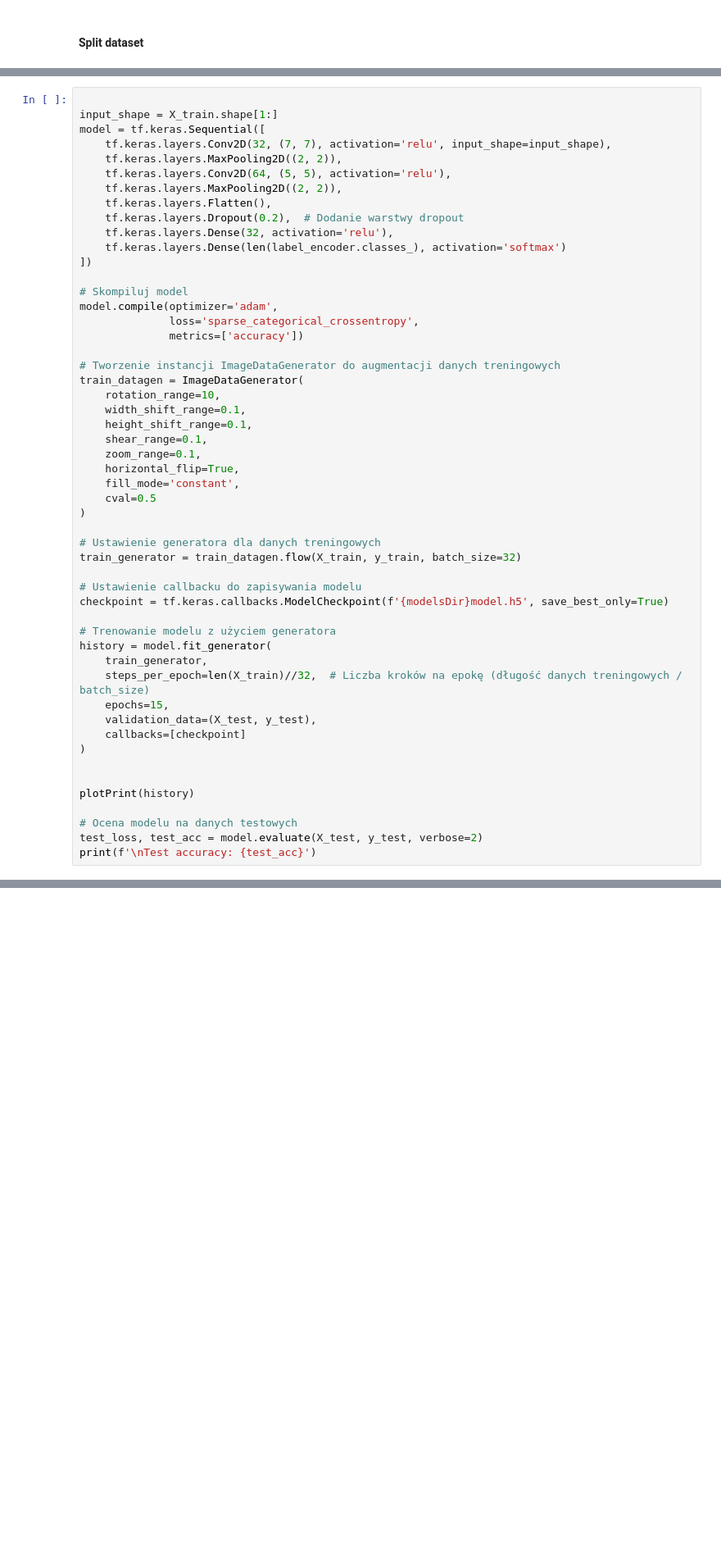
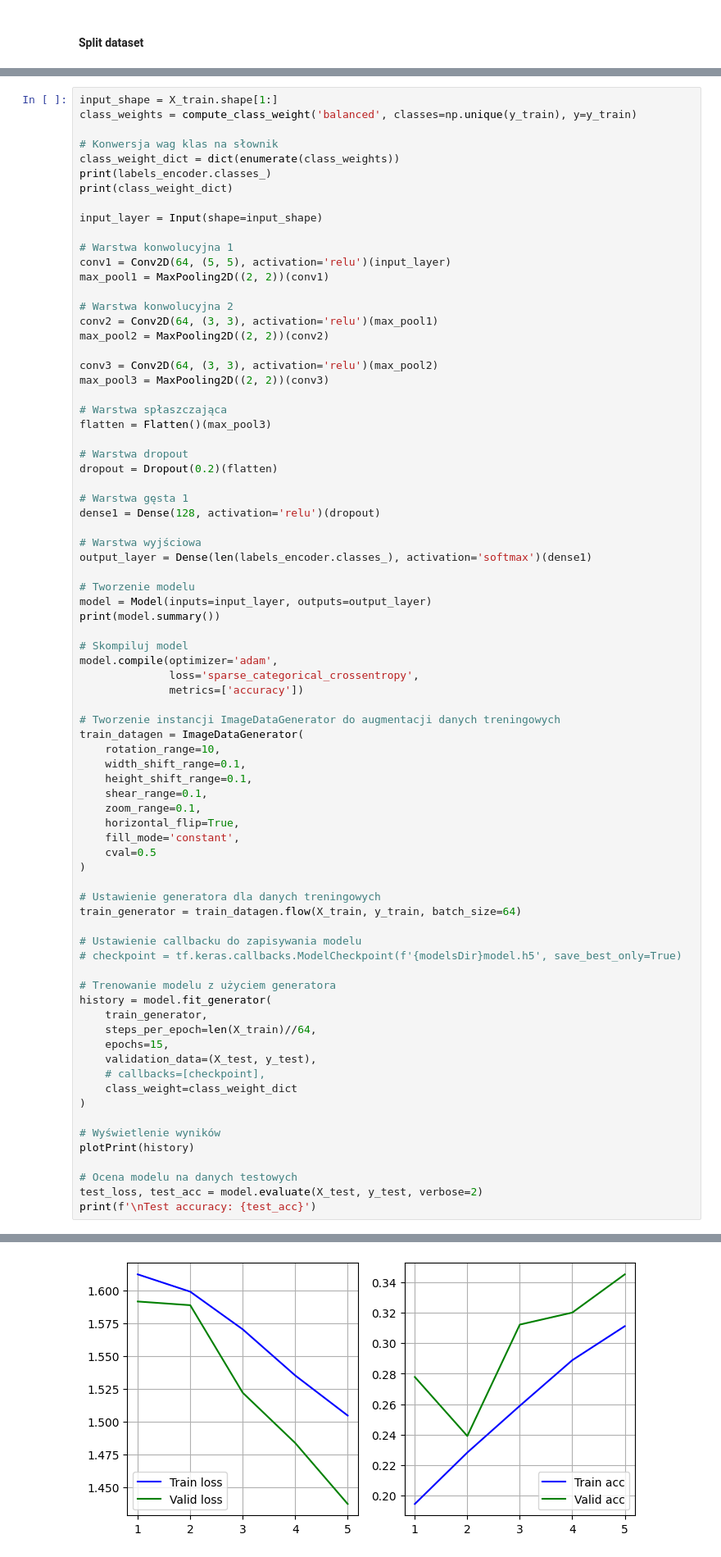
Before and after one commit to Czarkowski/ITML_Project, a Jupyter notebook: main.ipynb, the cells around one changed output, grey strips where cells are left out. Shown at 82% size. Cells and saved outputs as stored; diff of their text form; blank space fills up the shorter version.

```diff
--- a/main.ipynb
+++ b/main.ipynb
@@ -585,16 +665,40 @@ Test accuracy: 0.34073013067245483
 # %%
+input_shape = X_train.shape[1:]
+class_weights = compute_class_weight('balanced', classes=np.unique(y_train), y=y_train)
 
-input_shape = X_train.shape[1:]
-model = tf.keras.Sequential([
-    tf.keras.layers.Conv2D(32, (7, 7), activation='relu', input_shape=input_shape),
-    tf.keras.layers.MaxPooling2D((2, 2)),
-    tf.keras.layers.Conv2D(64, (5, 5), activation='relu'),
-    tf.keras.layers.MaxPooling2D((2, 2)),
-    tf.keras.layers.Flatten(),
-    tf.keras.layers.Dropout(0.2),  # Dodanie warstwy dropout
-    tf.keras.layers.Dense(32, activation='relu'),
-    tf.keras.layers.Dense(len(label_encoder.classes_), activation='softmax')
-])
+# Konwersja wag klas na słownik
+class_weight_dict = dict(enumerate(class_weights))
+print(labels_encoder.classes_)
+print(class_weight_dict)
+
+input_layer = Input(shape=input_shape)
+
+# Warstwa konwolucyjna 1
+conv1 = Conv2D(64, (5, 5), activation='relu')(input_layer)
+max_pool1 = MaxPooling2D((2, 2))(conv1)
+
+# Warstwa konwolucyjna 2
+conv2 = Conv2D(64, (3, 3), activation='relu')(max_pool1)
+max_pool2 = MaxPooling2D((2, 2))(conv2)
+
+conv3 = Conv2D(64, (3, 3), activation='relu')(max_pool2)
+max_pool3 = MaxPooling2D((2, 2))(conv3)
+
+# Warstwa spłaszczająca
+flatten = Flatten()(max_pool3)
+
+# Warstwa dropout
+dropout = Dropout(0.2)(flatten)
+
+# Warstwa gęsta 1
+dense1 = Dense(128, activation='relu')(dropout)
+
+# Warstwa wyjściowa
+output_layer = Dense(len(labels_encoder.classes_), activation='softmax')(dense1)
+
+# Tworzenie modelu
+model = Model(inputs=input_layer, outputs=output_layer)
+print(model.summary())
 
 # Skompiluj model
 model.compile(optimizer='adam',
@@ -614,21 +718,22 @@ train_datagen = ImageDataGenerator(
 )
 
 # Ustawienie generatora dla danych treningowych
-train_generator = train_datagen.flow(X_train, y_train, batch_size=32)
+train_generator = train_datagen.flow(X_train, y_train, batch_size=64)
 
 # Ustawienie callbacku do zapisywania modelu
-checkpoint = tf.keras.callbacks.ModelCheckpoint(f'{modelsDir}model.h5', save_best_only=True)
+# checkpoint = tf.keras.callbacks.ModelCheckpoint(f'{modelsDir}model.h5', save_best_only=True)
 
 # Trenowanie modelu z użyciem generatora
 history = model.fit_generator(
     train_generator,
-    steps_per_epoch=len(X_train)//32,  # Liczba kroków na epokę (długość danych treningowych / batch_size)
+    steps_per_epoch=len(X_train)//64,
     epochs=15,
     validation_data=(X_test, y_test),
-    callbacks=[checkpoint]
+    # callbacks=[checkpoint],
+    class_weight=class_weight_dict
 )
 
-
+# Wyświetlenie wyników
 plotPrint(history)
 
 # Ocena modelu na danych testowych
@@ -638,0 +770 @@ NameError: name 'label_encoder' is not defined
+[figure, added]
```
Also changed, not shown: parts of 33 cells of this notebook.
